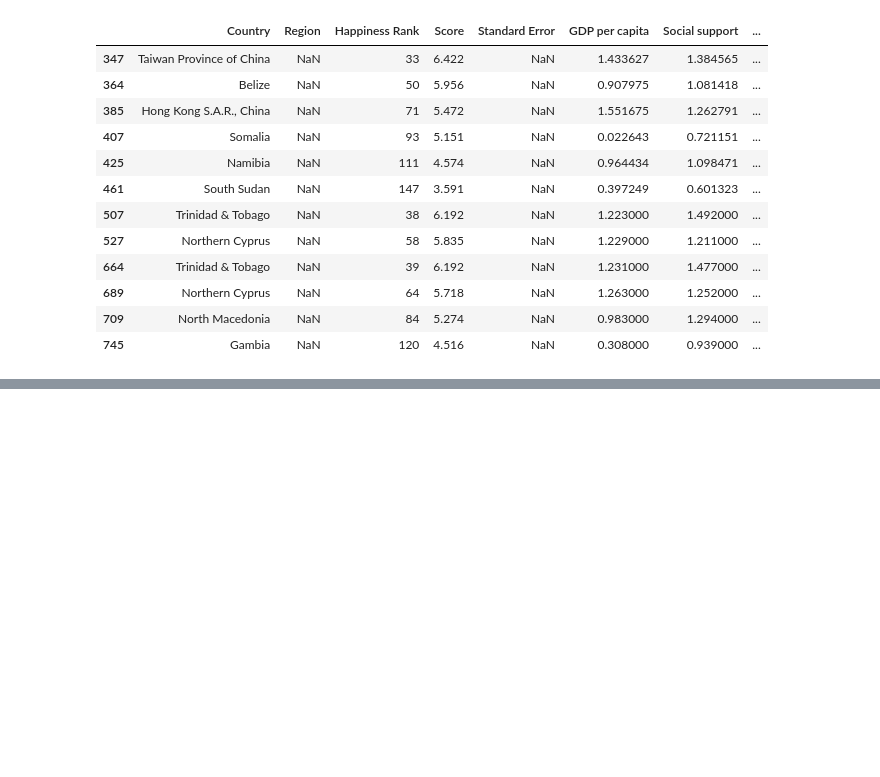
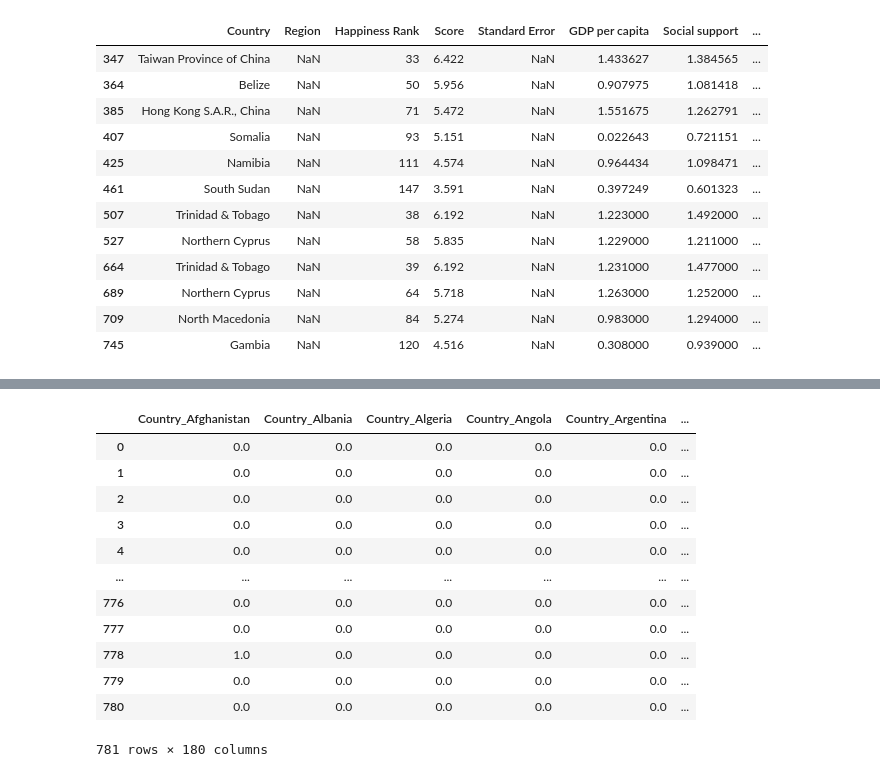
Before and after one commit to caroldvarela/workshop-03, a Jupyter notebook: notebooks/001_EDA.ipynb, the cells around one changed output, grey strips where cells are left out. Cells and saved outputs as stored; diff of their text form; code cells hidden in the pictures; blank space fills up the shorter version.

```diff
--- a/notebooks/001_EDA.ipynb
+++ b/notebooks/001_EDA.ipynb
@@ -260,0 +351,28 @@ df[df['Region'].isna()]
+# %%
+from sklearn.preprocessing import OneHotEncoder
+
+cat = df.select_dtypes('O')
+
+ohe = OneHotEncoder(sparse_output=False)
+
+ohe.fit(cat)
+
+cat_ohe = ohe.transform(cat)
+
+cat_ohe = pd.DataFrame(cat_ohe, columns = ohe.get_feature_names_out(input_features = cat.columns)).reset_index(drop = True)
+# %%
+cat_ohe
+# %% [output]
+|  | Country_Afghanistan | Country_Albania | Country_Algeria | Country_Angola | Country_Argentina | ... |
+| 0 | 0.0 | 0.0 | 0.0 | 0.0 | 0.0 | ... |
+| 1 | 0.0 | 0.0 | 0.0 | 0.0 | 0.0 | ... |
+| 2 | 0.0 | 0.0 | 0.0 | 0.0 | 0.0 | ... |
+| 3 | 0.0 | 0.0 | 0.0 | 0.0 | 0.0 | ... |
+| 4 | 0.0 | 0.0 | 0.0 | 0.0 | 0.0 | ... |
+| ... | ... | ... | ... | ... | ... | ... |
+| 776 | 0.0 | 0.0 | 0.0 | 0.0 | 0.0 | ... |
+| 777 | 0.0 | 0.0 | 0.0 | 0.0 | 0.0 | ... |
+| 778 | 1.0 | 0.0 | 0.0 | 0.0 | 0.0 | ... |
+| 779 | 0.0 | 0.0 | 0.0 | 0.0 | 0.0 | ... |
+| 780 | 0.0 | 0.0 | 0.0 | 0.0 | 0.0 | ... |
+781 rows × 180 columns
```
Also changed, not shown: parts of 10 cells of this notebook.
